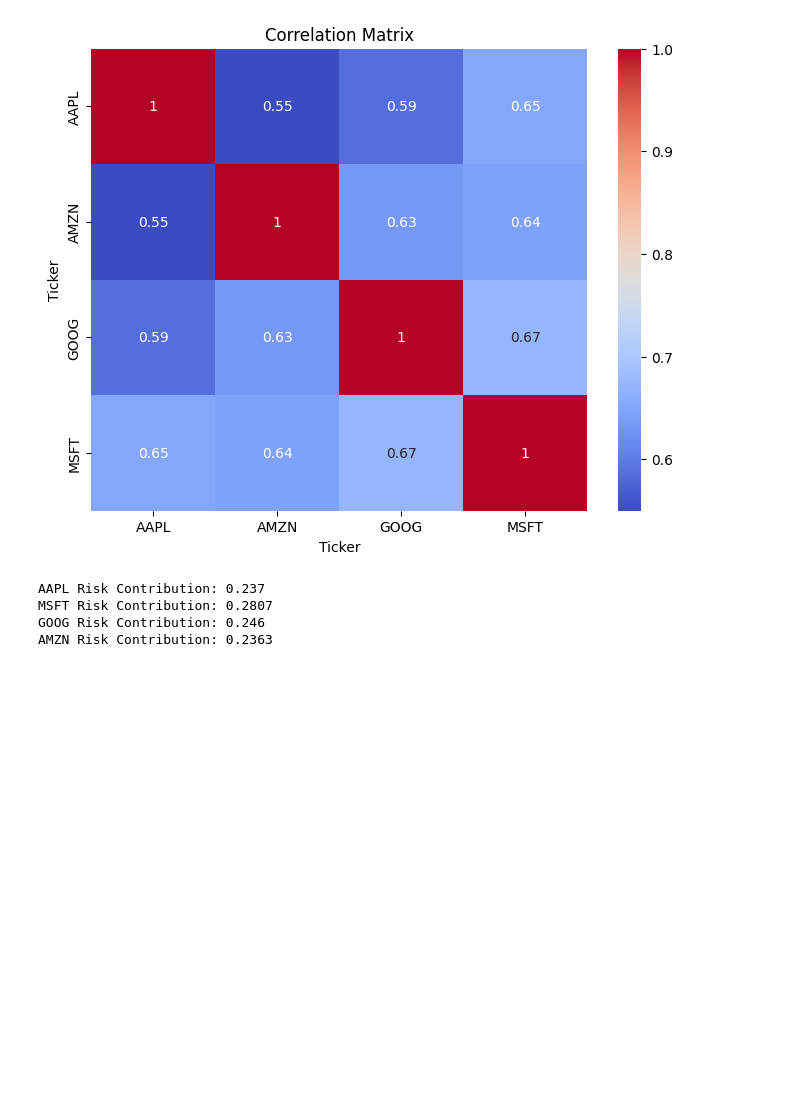
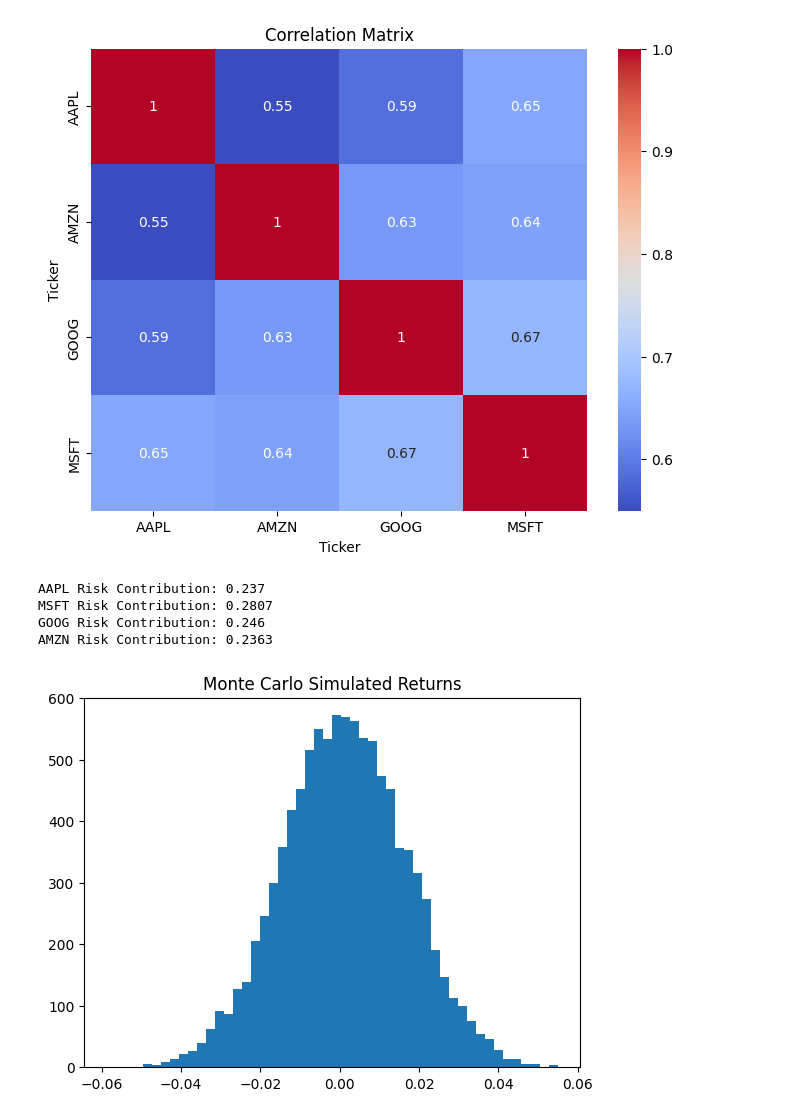
Before and after one commit to MOHITKOURAV01/Stock_Portfolio_Risk_Analyzer, a Jupyter notebook: notebook/Stock_Portfolio_Analysis.ipynb, the cells around one changed output. Saved outputs shown, nothing was run; the diff lists cells and outputs as text; code cells hidden in the pictures; blank space fills up the shorter version.

Commit message:
Monte Carlo Simulation

```diff
--- a/notebook/Stock_Portfolio_Analysis.ipynb
+++ b/notebook/Stock_Portfolio_Analysis.ipynb
@@ -146,3 +146,15 @@ AAPL Risk Contribution: 0.237
 MSFT Risk Contribution: 0.2807
 GOOG Risk Contribution: 0.246
 AMZN Risk Contribution: 0.2363
+# %%
+mu = mean_returns.values
+cov = cov_matrix.values
+
+simulated_returns = np.random.multivariate_normal(mu, cov, num_simulations)
+simulated_portfolio_returns = simulated_returns.dot(weights)
+
+plt.hist(simulated_portfolio_returns, bins=50)
+plt.title("Monte Carlo Simulated Returns")
+plt.show()
+# %% [output]
+[figure, added]
```
